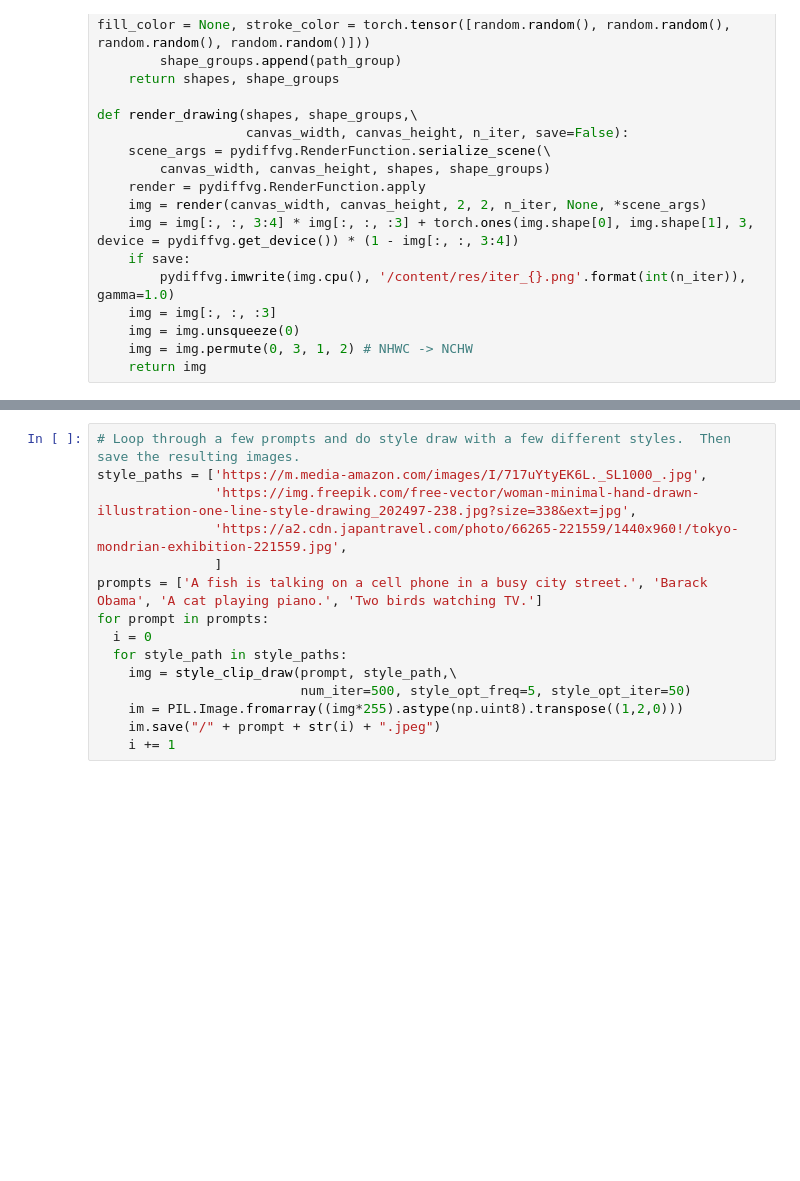
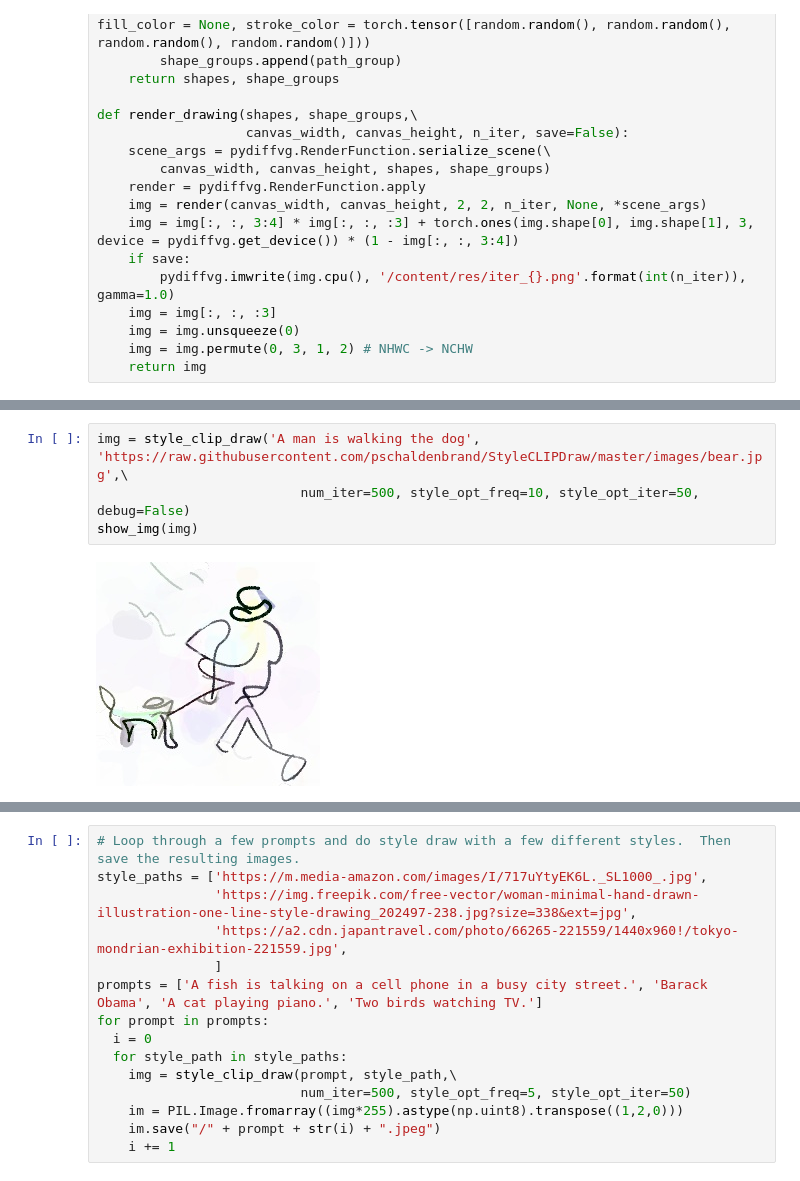
Before and after one commit to pschaldenbrand/StyleCLIPDraw, a Jupyter notebook: StyleCLIPDraw.ipynb, the cells around one changed output, grey strips where cells are left out. Drawn from its saved outputs; the diff is of its cells as text; blank space fills up the shorter version.

```diff
--- a/StyleCLIPDraw.ipynb
+++ b/StyleCLIPDraw.ipynb
@@ -825,0 +830,6 @@ def style_clip_draw(prompt, style_path, \
+# %%
+img = style_clip_draw('A man is walking the dog', 'https://raw.githubusercontent.com/pschaldenbrand/StyleCLIPDraw/master/images/bear.jpg',\
+                          num_iter=500, style_opt_freq=10, style_opt_iter=50, debug=False)
+show_img(img)
+# %% [output]
+[figure, added]
```
Also changed, not shown: parts of 8 cells of this notebook.
